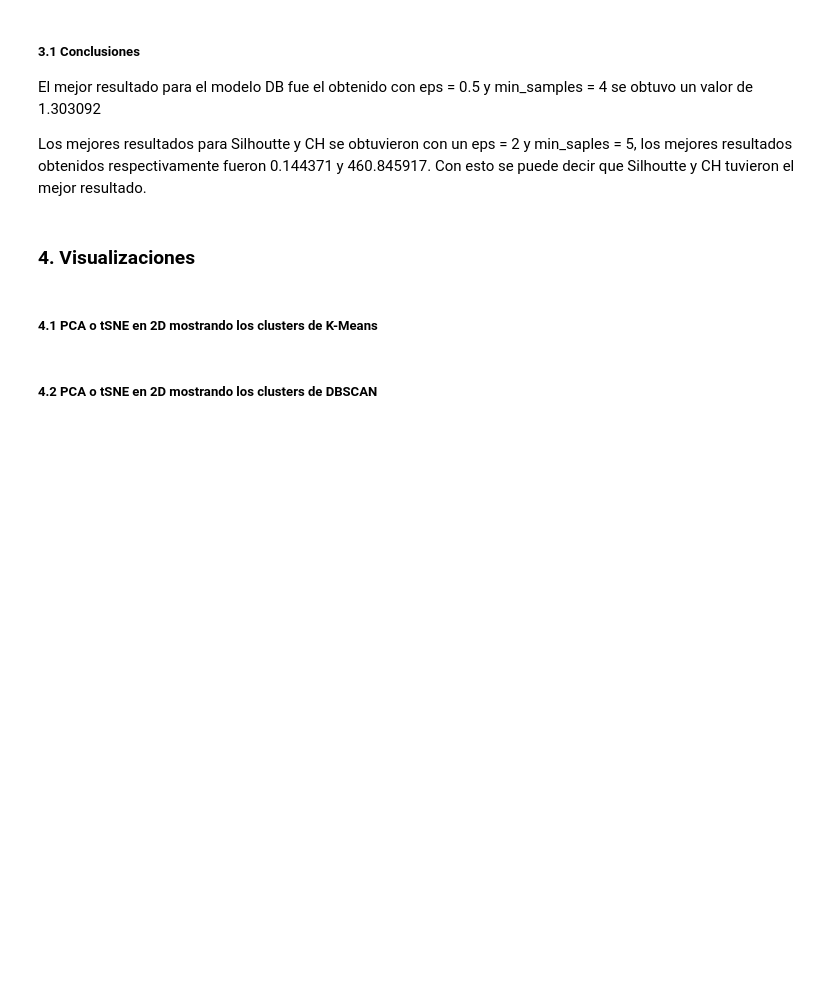
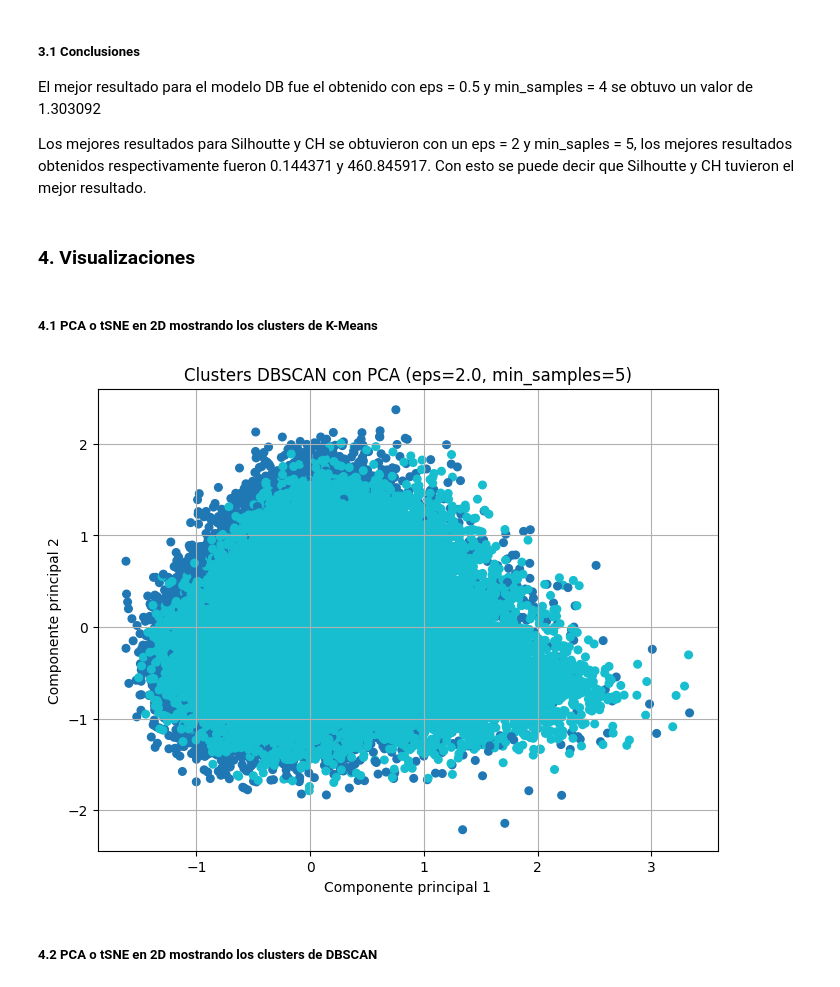
Before and after one commit to LailaBulh/Procesamiento_Lenguaje_Natural, a Jupyter notebook: Agrupamiento_textos_LB.ipynb, the cells around one changed output. Saved outputs shown, nothing was run; the diff lists cells and outputs as text; code cells hidden in the pictures; blank space fills up the shorter version.

```diff
--- a/Agrupamiento_textos_LB.ipynb
+++ b/Agrupamiento_textos_LB.ipynb
@@ -357,14 +357,23 @@ Los mejores resultados para Silhoutte y CH se obtuvieron con un eps = 2 y min_sa
 from sklearn.decomposition import PCA
 import matplotlib.pyplot as plt
 # %%
-# Supongamos que X son tus datos y y las etiquetas
+### Ajustar DBSCAN con la mejor configuración
+
+dbscan = DBSCAN(eps=2.0, min_samples=5)
+labels = dbscan.fit_predict(embeddings)
+
+### Reducir a 2 dimensiones con PCA
+
 pca = PCA(n_components=2)
-X_pca = pca.fit_transform(X)
+X_pca = pca.fit_transform(embeddings)
 
+### Graficar clusters
 plt.figure(figsize=(8,6))
-plt.scatter(X_pca[:,0], X_pca[:,1], c=y, cmap='viridis', alpha=0.7)
+plt.scatter(X_pca[:,0], X_pca[:,1], c=labels, cmap='tab10', s=30)
+plt.title("Clusters DBSCAN con PCA (eps=2.0, min_samples=5)")
 plt.xlabel("Componente principal 1")
 plt.ylabel("Componente principal 2")
-plt.title("Visualización PCA")
-plt.colorbar()
+plt.grid(True)
 plt.show()
+# %% [output]
+[figure, added]
```
Also changed, not shown: parts of 3 cells of this notebook.
